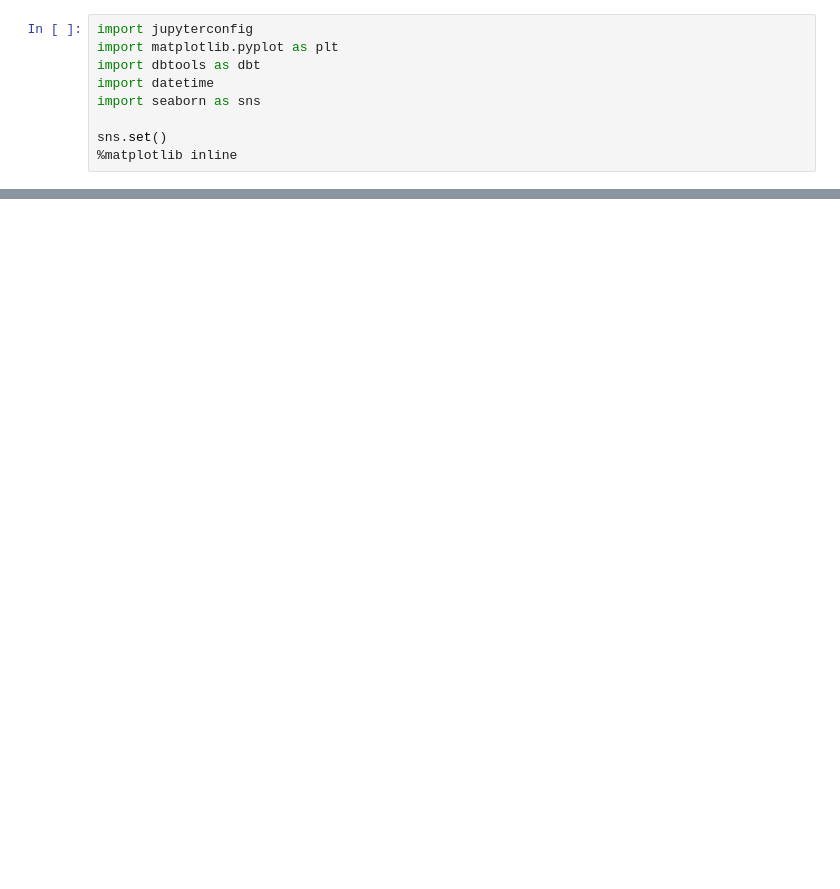
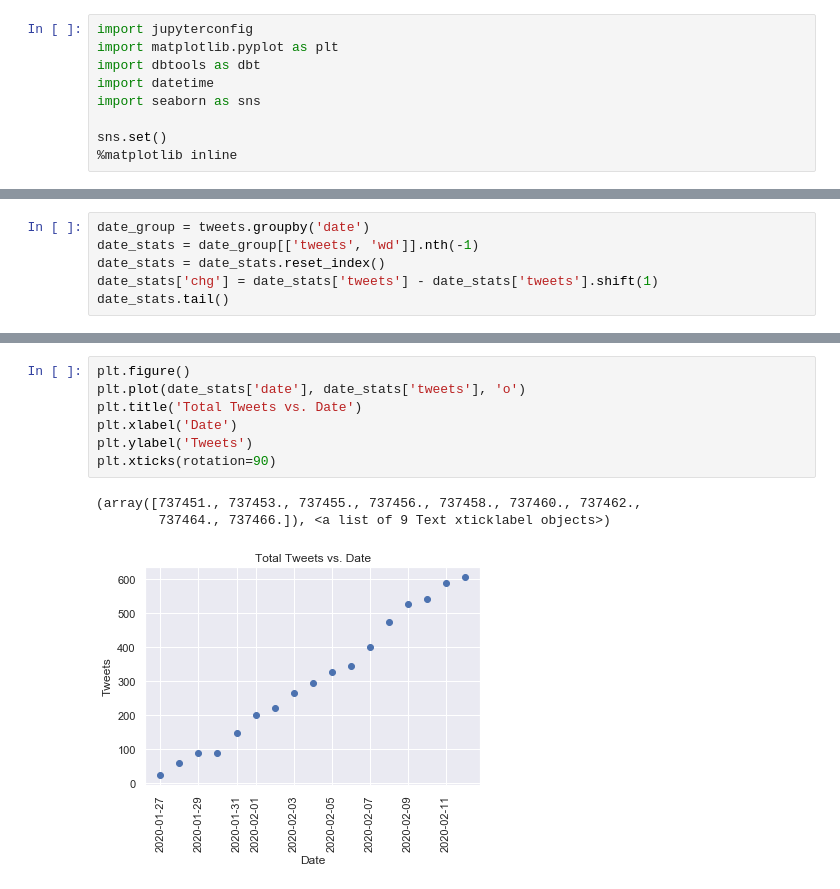
Before and after one commit to mdinunzio/PredictIt, a Jupyter notebook: research/RDT Tweets.ipynb, the cells around one changed output, grey strips where cells are left out. Cells and saved outputs as stored; diff of their text form; blank space fills up the shorter version.

```diff
--- a/research/RDT Tweets.ipynb
+++ b/research/RDT Tweets.ipynb
@@ -24,0 +55,6 @@ Text(0.5, 1.0, 'Total Tweets vs. Date')
+# %%
+date_group = tweets.groupby('date')
+date_stats = date_group[['tweets', 'wd']].nth(-1)
+date_stats = date_stats.reset_index()
+date_stats['chg'] = date_stats['tweets'] - date_stats['tweets'].shift(1)
+date_stats.tail()
@@ -24,0 +68,11 @@ Text(0.5, 1.0, 'Total Tweets vs. Date')
+# %%
+plt.figure()
+plt.plot(date_stats['date'], date_stats['tweets'], 'o')
+plt.title('Total Tweets vs. Date')
+plt.xlabel('Date')
+plt.ylabel('Tweets')
+plt.xticks(rotation=90)
+# %% [output]
+(array([737451., 737453., 737455., 737456., 737458., 737460., 737462.,
+        737464., 737466.]), <a list of 9 Text xticklabel objects>)
+[figure, added]
```
Also changed, not shown: parts of 6 cells of this notebook, 1 other file.
